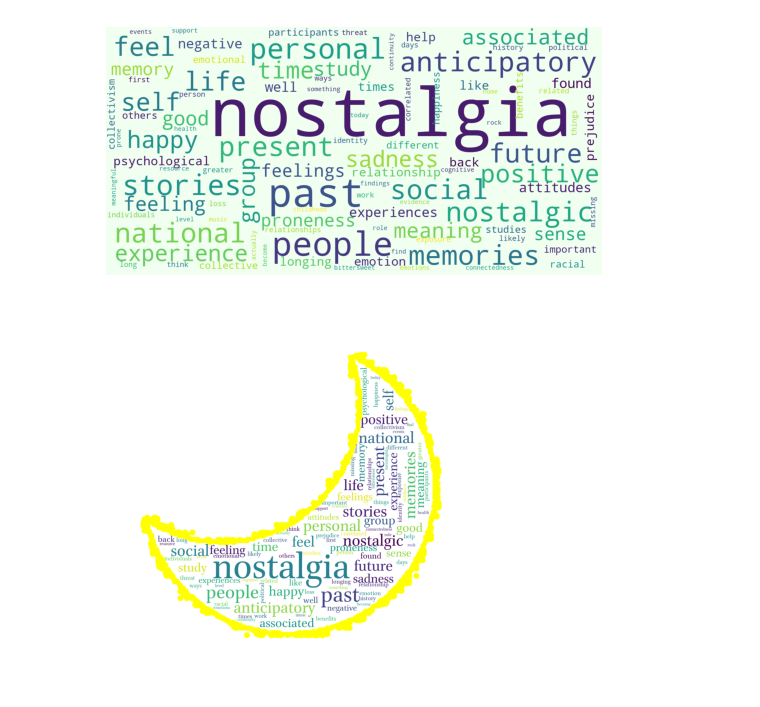
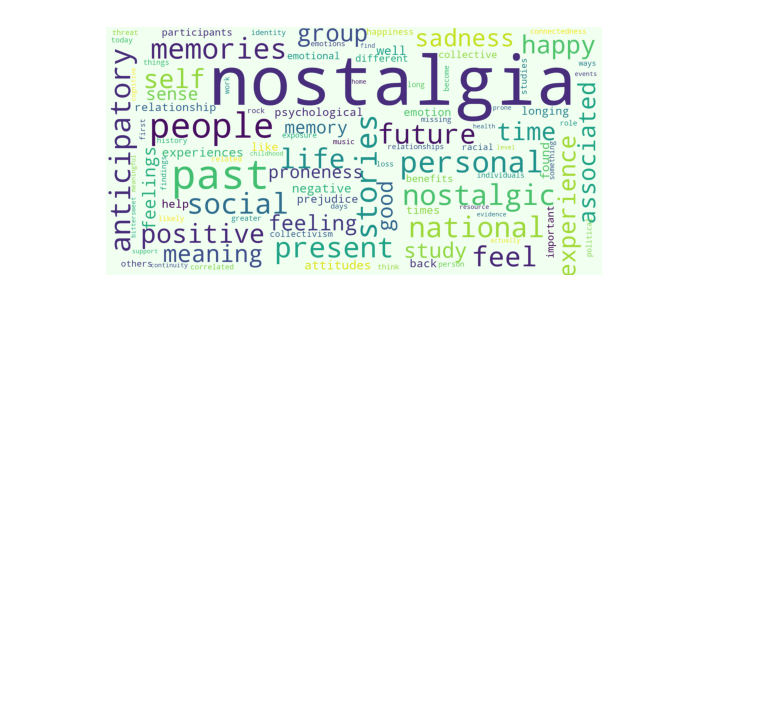
Before and after one commit to AnneSophie148/PROJET-PPE, a Jupyter notebook: programmes/seg-wc_CH_EN.ipynb, the cells around one changed output. Saved outputs shown, nothing was run; the diff lists cells and outputs as text; code cells hidden in the pictures; blank space fills up the shorter version.

```diff
--- a/programmes/seg-wc_CH_EN.ipynb
+++ b/programmes/seg-wc_CH_EN.ipynb
@@ -18,54 +18,33 @@ def filtering_en(file):
             'doi', 'oogle', 'google', 'research', 'often',
             'also', 'ildschut', 'atcho','made','might', 'would','ostalgia',
             'ersonal', 'whether', 'example', 'owever', 'outledge','nticipatory','meekes',
             'researchers','edikides','toward','cholar','sychol','esearch','sychology',
             'among','much','heung','make','rump','says','even','makes','could','used',
             'rndt','page','text','many','ross','helps'
         ]
         sw.extend(new_sw)               # add new stopwords to list
 
         filtered_list = [w for w in tokens if not w in sw and len(w) >=4]
                                         # get complement: all tk - stopwords - tk < 4 = tk that we want
 
         fq = Counter(filtered_list)     # calculate word frequency in filtered list
         topwords = fq.most_common(100)  # select top 100 most frequent words for wordcloud making
                                         # return a list made up of tuples
     return dict(topwords)
 
-dict_en = filtering_en('./itrameur/contextes-eng.txt')
+dict_en = filtering_en('../itrameur/contextes-eng.txt')
 
 
 # création du wordcloud anglais pour le bouton d'entrée au tableau anglais
 wc_bouton = WordCloud(
     background_color='honeydew',
     scale=4,
 )
 wc_bouton.generate_from_frequencies(dict_en)
-wc_bouton.to_file('./images/tab-tableaux/en.png')
+wc_bouton.to_file('../images/tab-tableaux/en.png')
 
 plt.imshow(wc_bouton)
 plt.axis("off")
 plt.show()
-
-
-
-# création du wordcloud anglais avec le masque 'lune'
-masque = np.array(Image.open('./images/lune.jpeg'))
-wc_masque = WordCloud(
-    background_color='white',
-    scale=4,
-    font_path='/Users/ko/Library/Fonts/Brill-Roman.ttf',
-    mask=masque,
-    contour_color='yellow',
-    contour_width=36
-)
-wc_masque.generate_from_frequencies(dict_en)
-wc_masque.to_file('./images/image-en.png')
-
-
-plt.imshow(wc_masque)
-plt.axis("off")
-plt.show()
 # %% [output]
-[figure, old version]
+[figure, new version]
-[figure, removed]
```
Also changed, not shown: parts of 9 cells of this notebook, 10 other files.
